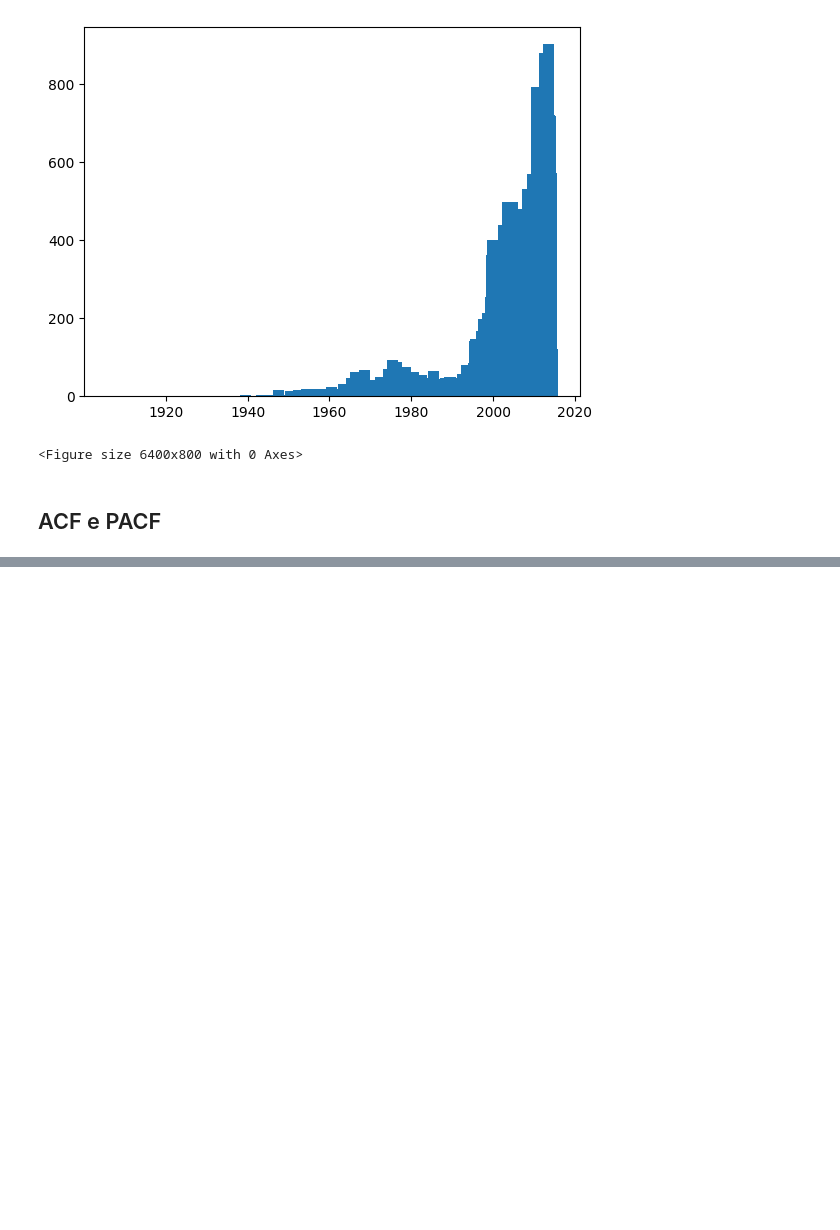
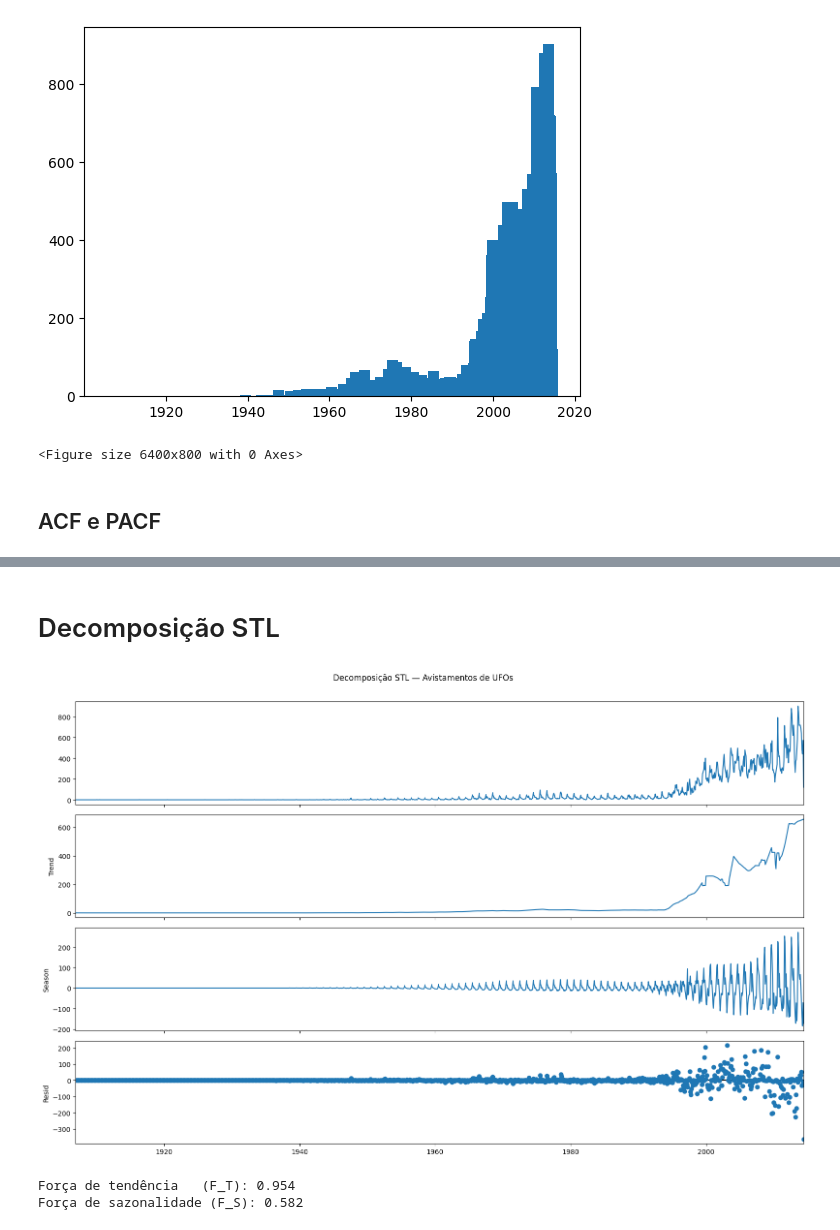
Before and after one commit to RafaelBarretoCruz/previsao-aliens, a Jupyter notebook: notebook.ipynb, the cells around one changed output, grey strips where cells are left out. Cells and saved outputs as stored; diff of their text form; code cells hidden in the pictures; blank space fills up the shorter version.

```diff
--- a/notebook.ipynb
+++ b/notebook.ipynb
@@ -41,0 +43,24 @@ plt.show()
+# %% [markdown]
+# Decomposição STL
+# %%
+stl = STL(ts, period=12, seasonal=13, robust=True)
+result = stl.fit()
+
+fig = result.plot()
+fig.set_size_inches(16, 10)
+fig.suptitle('Decomposição STL — Avistamentos de UFOs', y=1.01)
+plt.tight_layout()
+plt.show()
+# %% [output]
+[figure, added]
+# %%
+trend, seasonal, resid = result.trend, result.seasonal, result.resid
+
+F_trend = max(0, 1 - resid.var() / (trend + resid).var())
+F_seasonal = max(0, 1 - resid.var() / (seasonal + resid).var())
+
+print(f'Força de tendência   (F_T): {F_trend:.3f}')
+print(f'Força de sazonalidade (F_S): {F_seasonal:.3f}')
+# %% [output]
+Força de tendência   (F_T): 0.954
+Força de sazonalidade (F_S): 0.582
```
Also changed, not shown: parts of 2 cells of this notebook.
